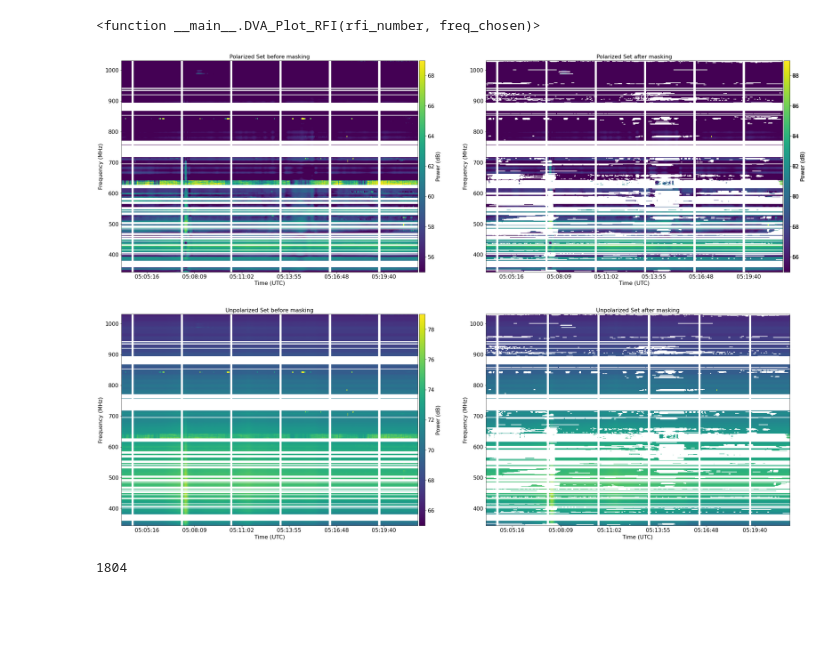
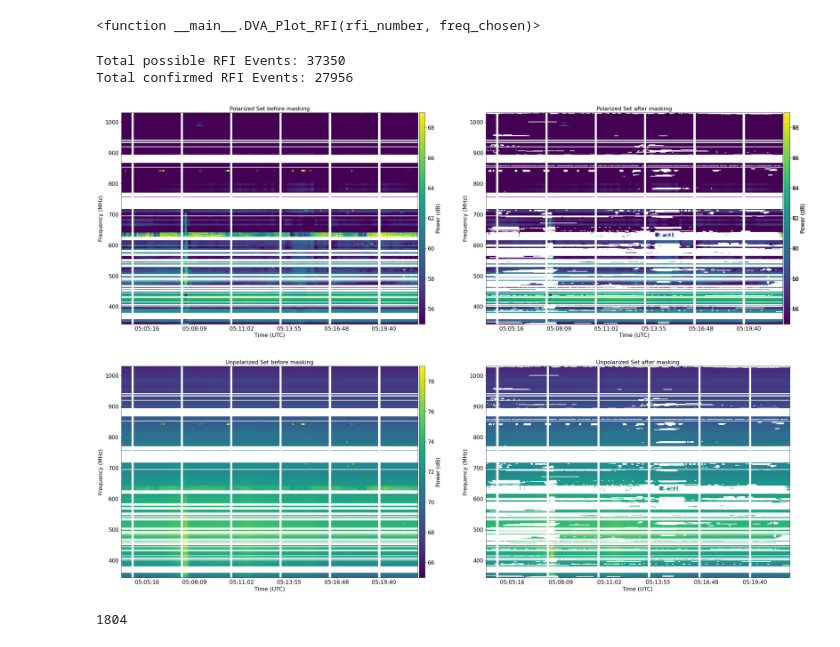
Before and after one commit to aordog/dva_pipeline, a Jupyter notebook: dva_rfi_excision_single_scan.ipynb, the cells around one changed output. Cells and saved outputs as stored; diff of their text form; code cells hidden in the pictures; blank space fills up the shorter version.

```diff
--- a/dva_rfi_excision_single_scan.ipynb
+++ b/dva_rfi_excision_single_scan.ipynb
@@ -333,16 +333,23 @@ interactive(children=(IntSlider(value=17, description='rfi_number', max=35), Int
 reload(rfi)
 def DVA_Plot_RFI():
     freq_threshold = 1e5
-    base_mult = 2
+    base_mult = 3
 
     polarized_set_masked = polarized_set.copy()
+    total_possible = 0
+    total_confirmed = 0
     LL_set_masked = LL_set.copy()
     for freq_idx in range(0, len(freq)-2): #test up to 20 for now
-        confirmed_RFI_results = rfi.RFI_Detection(freq_slope_threshold=freq_threshold, freq_idx = freq_idx, baseline_multiplier=base_mult, polarized_set = polarized_set)
+        confirmed_RFI_results, number_of_possible, number_of_confirmed = rfi.RFI_Detection(freq_slope_threshold=freq_threshold, freq_idx = freq_idx, baseline_multiplier=base_mult, polarized_set = polarized_set, df = (freq[1] - freq[0]))
         confirmed_rfi_idxes = rfi.GenerateRfiIndexes(confirmed_RFI_results, t_plt)[0]
         polarized_set_masked[confirmed_rfi_idxes, freq_idx] = np.nan
         LL_set_masked[confirmed_rfi_idxes, freq_idx] = np.nan
 
+        total_possible += number_of_possible
+        total_confirmed += number_of_confirmed
+
+    print("Total possible RFI Events:", total_possible)
+    print("Total confirmed RFI Events:", total_confirmed)
     fig,axs = plt.subplots(2,2,figsize=(35,25))
     fs = 16
     #Polarized Waterfall ---------------------------------------------------------------------------------------------------------------------------
@@ -395,34 +402,36 @@ def DVA_Plot_RFI():
     axs[1][0].fmt_xdata = mdates.DateFormatter('%H:%M:%S')
     axs[1][0].set_xlabel('Time (UTC)',fontsize=fs)
     axs[1][0].set_ylabel('Frequency (MHz)',fontsize=fs)
     axs[1][0].set_title('Unpolarized Set before masking', size = fs)
 
      #PLL_set Masked Waterfall ---------------------------------------------------------------------------------------------------------------------------
     unpolarized_power_min = 65
     unpolarized_power_max = 79
     im_pol = axs[1][1].imshow(10.*np.log10(LL_set_masked.T),aspect='auto',vmin=unpolarized_power_min,vmax=unpolarized_power_max,origin='lower',
             extent=[t_plt[0],t_plt[-1],freq[0],freq[-1]])
     divider = make_axes_locatable(axs[0][1])
     cax = divider.append_axes('right', size='2%', pad=0.05)
     cbar = fig.colorbar(im_pol, cax=cax, orientation='vertical')
     cbar.ax.tick_params(labelsize=fs)
     cbar.set_label('Power (dB)', fontsize=fs)
     axs[1][1].set_xlim(t_plt[0],t_plt[-1])
     axs[1][1].tick_params(axis='both', labelsize=fs)
     axs[1][1].xaxis.set_major_formatter(mdates.DateFormatter('%H:%M:%S'))
     axs[1][1].fmt_xdata = mdates.DateFormatter('%H:%M:%S')
     axs[1][1].set_xlabel('Time (UTC)',fontsize=fs)
     axs[1][1].set_ylabel('Frequency (MHz)',fontsize=fs)
     axs[1][1].set_title('Unpolarized Set after masking', size = fs)
 
 
 
 #Arbitraty constants for visualization
 
 
 DVA_Plot_RFI()
 # %% [output]
+Total possible RFI Events: 37350
+Total confirmed RFI Events: 27956
-[figure, old version]
+[figure, new version]
 # %%
 print(len(polarized_set[:,800]))
 # %% [output]
```
Also changed, not shown: 1 other file.
